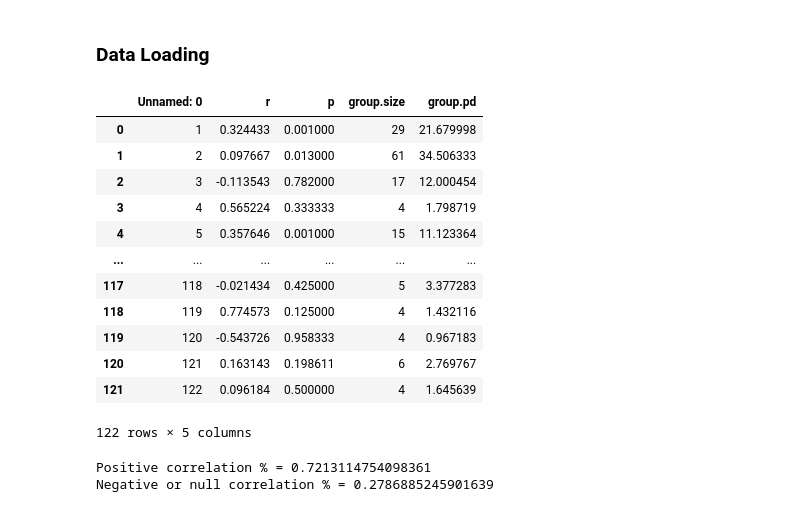
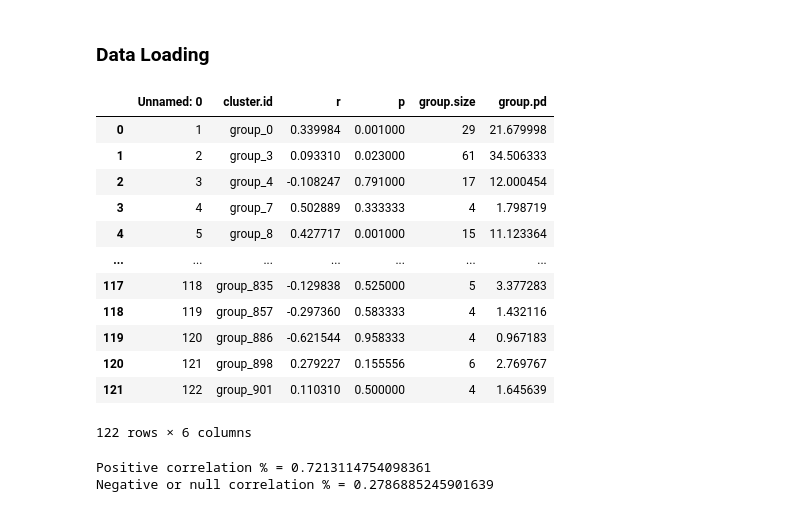
Before and after one commit to gabe-dubose/mtstp, a Jupyter notebook: analysis/notebooks/03_phylogenetic_vs_expression_distance.ipynb, the cells around one changed output. Drawn from its saved outputs; the diff is of its cells as text; code cells hidden in the pictures.

```diff
--- a/analysis/notebooks/03_phylogenetic_vs_expression_distance.ipynb
+++ b/analysis/notebooks/03_phylogenetic_vs_expression_distance.ipynb
@@ -27,22 +27,22 @@ To test that phylogenetic distance positively correlates with expression distanc
 # %% [markdown]
 ### Data Loading
 # %%
-data = pd.read_csv('/home/gabe/Desktop/mtstp/data/intermediate_data/gene_cluster_diversity_analysis/phylogenetic_vs_expression_distance.csv')
+data = pd.read_csv('/home/gabe/Desktop/mtstp/data/intermediate_data/gene_cluster_diversity_analysis/phylogenetic_vs_expression_distance_named.csv')
 data
 # %% [output]
-|  | Unnamed: 0 | r | p | group.size | group.pd |
-| 0 | 1 | 0.324433 | 0.001000 | 29 | 21.679998 |
-| 1 | 2 | 0.097667 | 0.013000 | 61 | 34.506333 |
-| 2 | 3 | -0.113543 | 0.782000 | 17 | 12.000454 |
-| 3 | 4 | 0.565224 | 0.333333 | 4 | 1.798719 |
-| 4 | 5 | 0.357646 | 0.001000 | 15 | 11.123364 |
-| ... | ... | ... | ... | ... | ... |
-| 117 | 118 | -0.021434 | 0.425000 | 5 | 3.377283 |
-| 118 | 119 | 0.774573 | 0.125000 | 4 | 1.432116 |
-| 119 | 120 | -0.543726 | 0.958333 | 4 | 0.967183 |
-| 120 | 121 | 0.163143 | 0.198611 | 6 | 2.769767 |
-| 121 | 122 | 0.096184 | 0.500000 | 4 | 1.645639 |
+|  | Unnamed: 0 | cluster.id | r | p | group.size | group.pd |
+| 0 | 1 | group_0 | 0.339984 | 0.001000 | 29 | 21.679998 |
+| 1 | 2 | group_3 | 0.093310 | 0.023000 | 61 | 34.506333 |
+| 2 | 3 | group_4 | -0.108247 | 0.791000 | 17 | 12.000454 |
+| 3 | 4 | group_7 | 0.502889 | 0.333333 | 4 | 1.798719 |
+| 4 | 5 | group_8 | 0.427717 | 0.001000 | 15 | 11.123364 |
+| ... | ... | ... | ... | ... | ... | ... |
+| 117 | 118 | group_835 | -0.129838 | 0.525000 | 5 | 3.377283 |
+| 118 | 119 | group_857 | -0.297360 | 0.583333 | 4 | 1.432116 |
+| 119 | 120 | group_886 | -0.621544 | 0.958333 | 4 | 0.967183 |
+| 120 | 121 | group_898 | 0.279227 | 0.155556 | 6 | 2.769767 |
+| 121 | 122 | group_901 | 0.110310 | 0.500000 | 4 | 1.645639 |
-122 rows × 5 columns
+122 rows × 6 columns
 # %%
 #count number of positive associations
 correlation_coefficients = list(data['r'])
```
Also changed, not shown: parts of 4 cells of this notebook, 1 other file.
